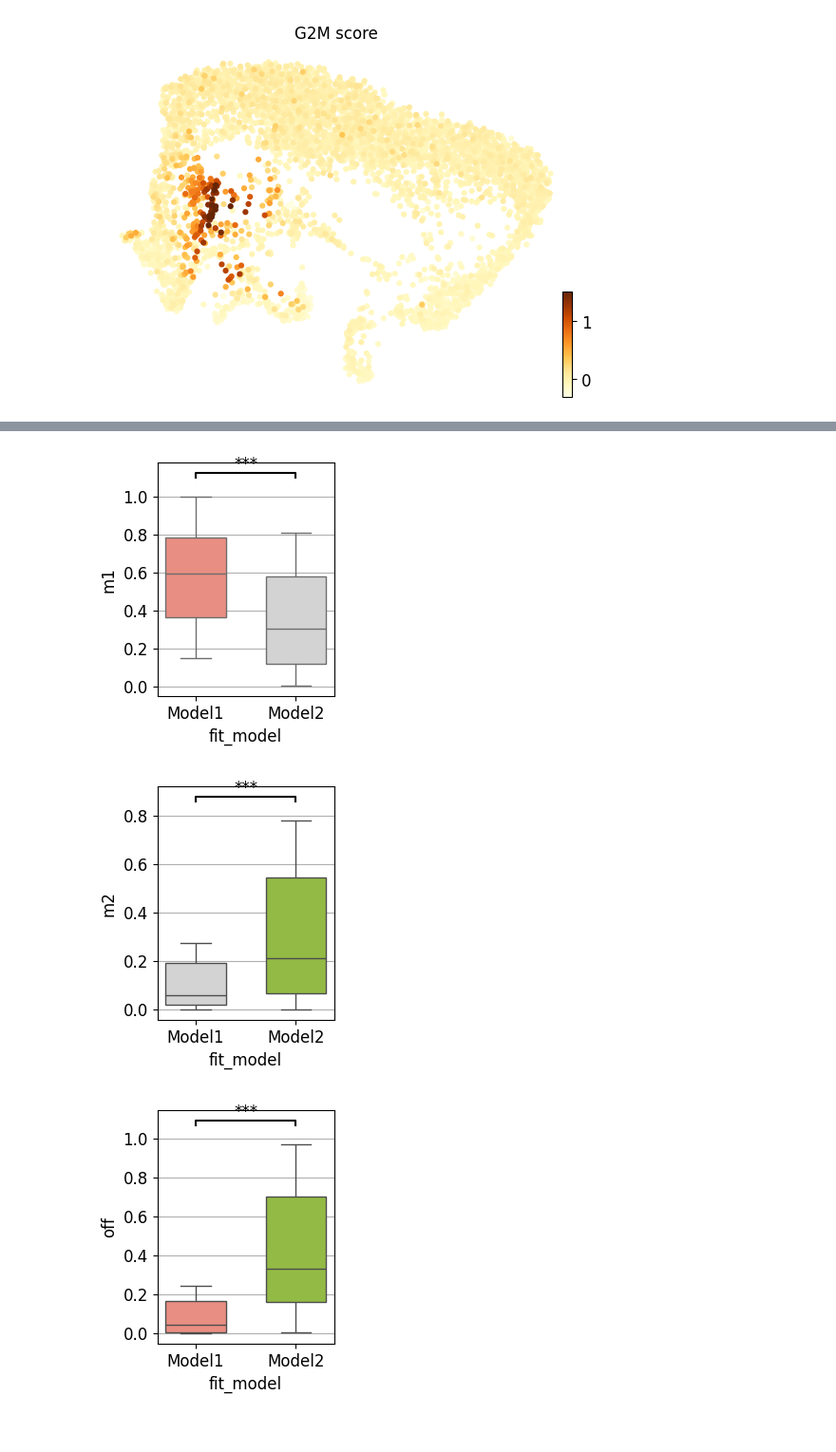
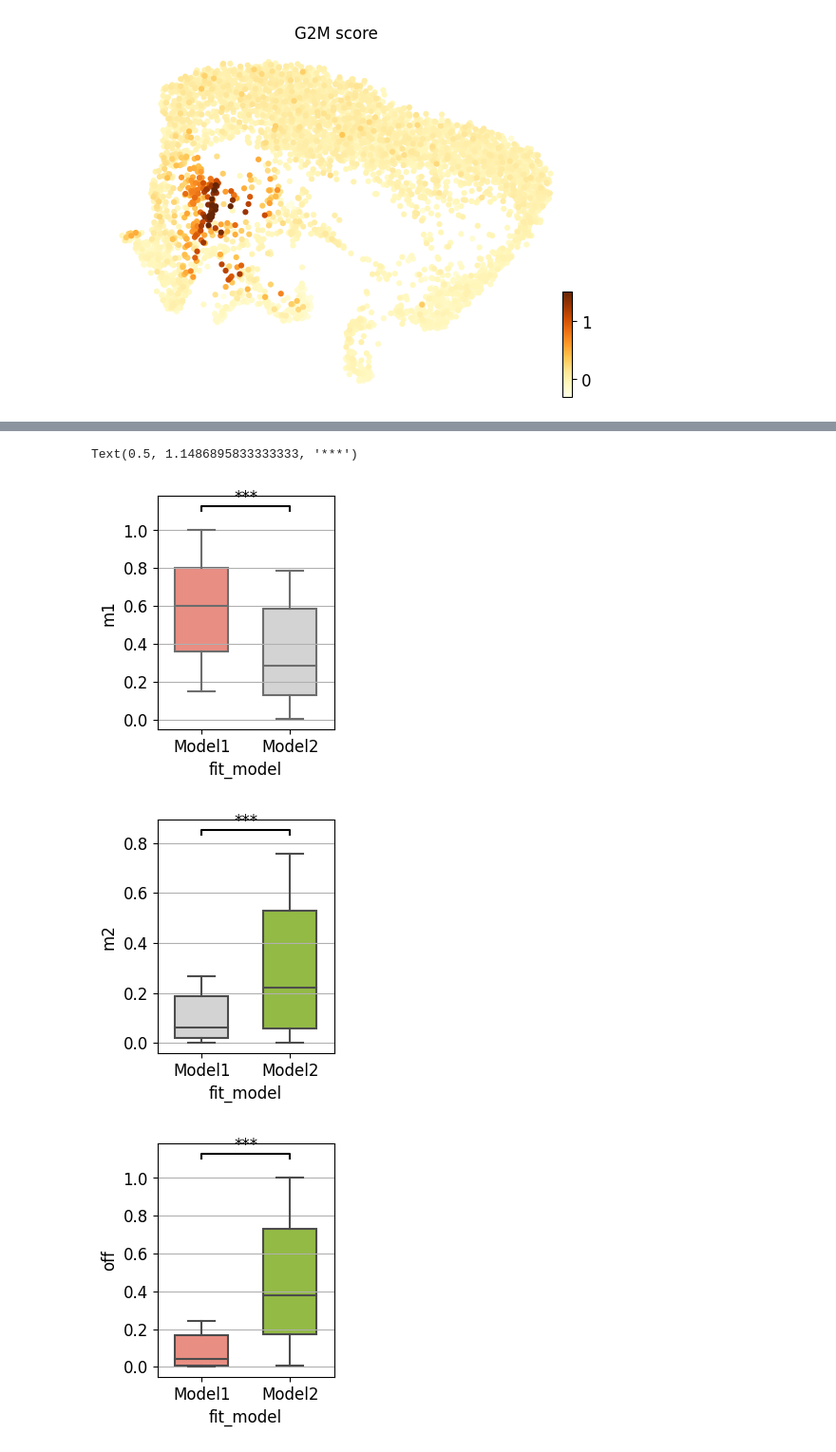
Before and after one commit to AriHong/MoFlow, a Jupyter notebook: notebooks/fig2.ipynb, the cells around one changed output, grey strips where cells are left out. Shown at 95% size. Cells and saved outputs as stored; diff of their text form; code cells hidden in the pictures.

```diff
--- a/notebooks/fig2.ipynb
+++ b/notebooks/fig2.ipynb
@@ -27,7 +26,9 @@ matplotlib.rcParams['ytick.labelleft'] = True
 matplotlib.rcParams['ytick.right'] = False
 matplotlib.rcParams['ytick.left'] = True
 # %%
+scvelo = anndata.read_h5ad(
+    '../data/Human_brain/adata_scvelo.h5ad')
 multivelo = anndata.read_h5ad(
-    '../data/Human_brain/multivelo_result.h5ad')
+    '../data/Human_brain/adata_multivelo.h5ad')
 celldancer = anndata.read_h5ad(
-    '../data/Human_brain/celldancer.h5ad')
+    '../data/Human_brain/adata_celldancer.h5ad')
@@ -51,3 +35,6 @@ AnnData object with n_obs × n_vars = 4693 × 842
+# %%
+adata_out = anndata.read_h5ad(
+    '../data/Human_brain/adata_moflow.h5ad')
 # %%
 scv.pl.velocity_embedding_stream(adata_out,
                                  vkey='velo_s',
@@ -287,0 +238,3 @@ temp['label'] = labels['label']
+# %%
+model_df = mf.eval.get_genescore(
+    adata_out)
@@ -290,8 +259,8 @@ genelist = set(adata_out.var_names) & set(multivelo.var_names)
 adata_out_ = adata_out[:, adata_out.var_names.isin(genelist)]
 multivelo_ = multivelo[:, multivelo.var_names.isin(genelist)]
 # %%
-temp_ = temp.loc[ multivelo_.var_names.values]
-temp_['fit_model'] = multivelo_.var['fit_model']
-temp_['fit_direction'] = multivelo_.var['fit_direction']
+model_df_ = model_df.loc[ multivelo_.var_names.values]
+model_df_['fit_model'] = multivelo_.var['fit_model']
+model_df_['fit_direction'] = multivelo_.var['fit_direction']
 # %%
 from scipy import stats
@@ -314,7 +283,7 @@ temp_
 # %%
 fig, ax = plt.subplots(figsize=(2.4, 3.2))
-sns.boxplot(temp_, y='m1', x='fit_model',
-             fill=True, palette=['salmon', 'lightgrey'],
+sns.boxplot(data=model_df_, y='m1', x='fit_model',
+             palette=['salmon', 'lightgrey'],
              width=.6, whis=.5, showfliers=False)
 ax.grid(axis='y')
 ax.set_xticklabels(['Model1', 'Model2'])
@@ -330,13 +299,14 @@ ax.text((x1+x2)/2, y+h*2, '***', ha='center')
 
 
 
-fig.savefig('../figures/fig2D_mvmodel_m1.pdf')
+#fig.savefig('../figures/fig2D_mvmodel_m1.pdf')
 # %% [output]
+Text(0.5, 1.1486895833333333, '***')
-[figure, old version]
+[figure, new version]
 # %%
 fig, ax = plt.subplots(figsize=(2.4, 3.2))
-sns.boxplot(temp_, y='m2', x='fit_model',
-             fill=True, palette=['lightgrey', 'yellowgreen'],
+sns.boxplot(data=model_df_, y='m2', x='fit_model',
+              palette=['lightgrey', 'yellowgreen'],
              width=.6, whis=.5, showfliers=False)
 ax.grid(axis='y')
 ax.set_xticklabels(['Model1', 'Model2'])
@@ -353,24 +323,25 @@ ax.text((x1+x2)/2, y+h*2, '***', ha='center')
 
 fig.savefig('../figures/fig2D_mvmodel_m2.pdf')
 # %% [output]
-[figure, old version]
+[figure, new version]
 # %%
 fig, ax = plt.subplots(figsize=(2.4, 3.2))
-sns.boxplot(temp_, y='off', x='fit_model',
-             fill=True, palette=['salmon', 'yellowgreen'], width=.6, whis=.5, showfliers=False)
+sns.boxplot(data=model_df_, y='off', x='fit_model',
+            palette=['salmon', 'yellowgreen'],
+            width=.6, whis=.5, showfliers=False)
 ax.grid(axis='y')
 ax.set_xticklabels(['Model1', 'Model2'])
 
 ylim = ax.get_ylim()
 yrange = ylim[1] - ylim[0]
 h = 0.02*yrange
 offset = 0.05 * yrange
 y = ylim[1] + offset
 x1, x2 = 0, 1
 ax.plot([x1, x1, x2, x2], [y, y + h, y + h, y], color='black')
 ax.text((x1+x2)/2, y+h*2, '***', ha='center')
 
 fig.savefig('../figures/fig2D_mvmodel_off.pdf')
 # %% [output]
-[figure, old version]
+[figure, new version]
 # %%
```
Also changed, not shown: parts of 29 cells of this notebook.
